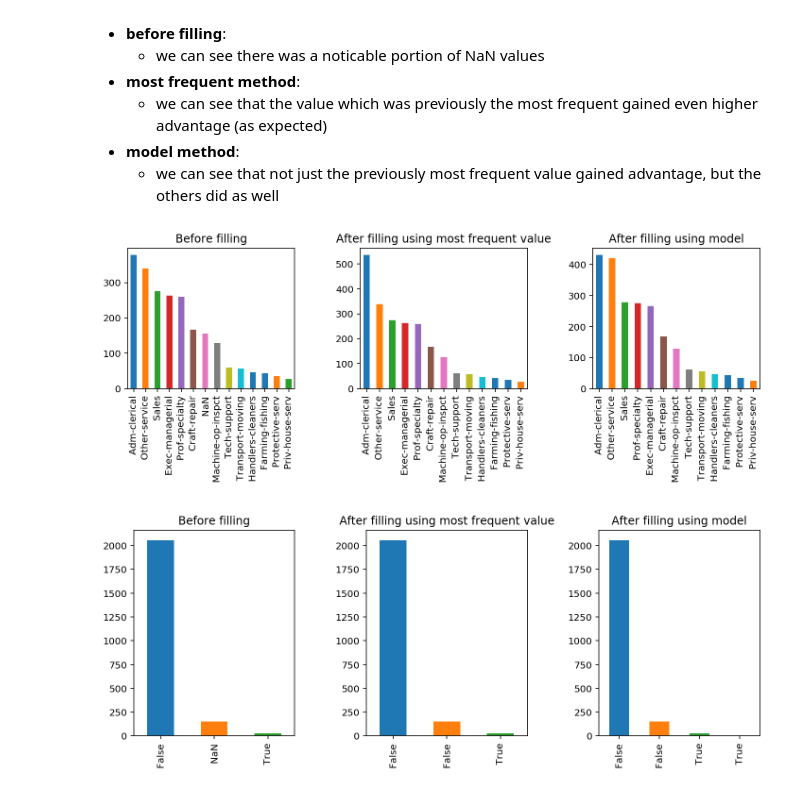
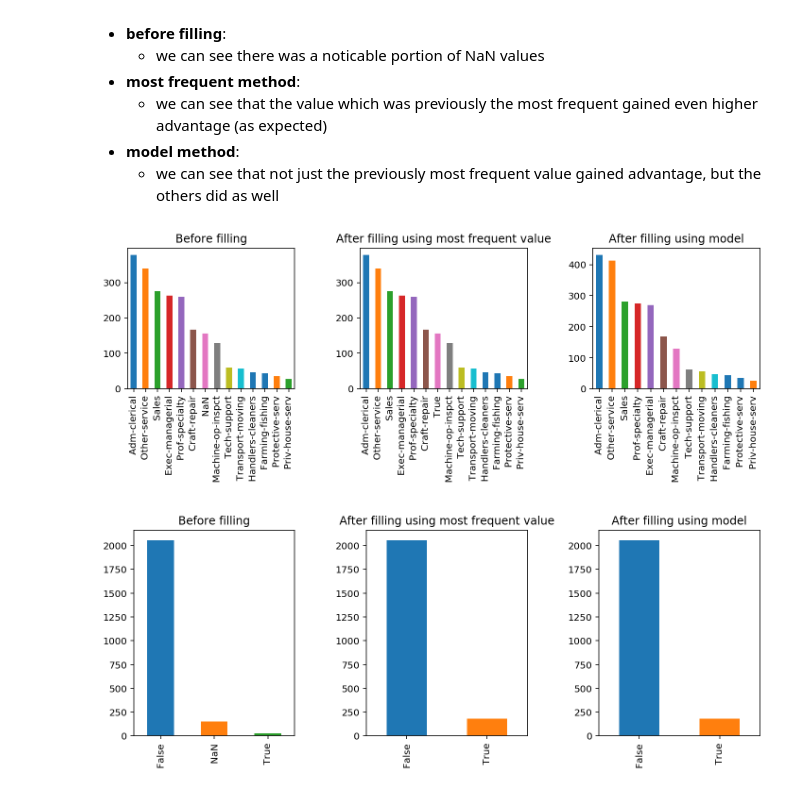
Before and after one commit to pmacinec/iau-project, a Jupyter notebook: macinec_janik_project1_preprocessing.ipynb, the cells around one changed output. Cells and saved outputs as stored; diff of their text form; code cells hidden in the pictures.

Commit message:
Add finishing categorical filling, captions, repeated analysis, etc

```diff
--- a/macinec_janik_project1_preprocessing.ipynb
+++ b/macinec_janik_project1_preprocessing.ipynb
@@ -985,13 +1014,12 @@ class CategoricalMostFrequentFiller(TransformerMixin):
     def fit(self, df, y=None, **fit_params):
         for column in self.columns:
             self.most_frequents[column] = str(df[column].mode()[0])
-            print('Column ' + column + ": " + self.most_frequents[column])
         return self
 
     def transform(self, df, **transform_params):
         df_copy = df.copy()
         for column in self.columns:
-            df_copy.loc[df_copy[column].isnull(), column] = self.most_frequents[column]
+            df_copy.loc[df_copy[column].isnull(), column] = bool(self.most_frequents[column])
         return df_copy
 # %% [markdown]
 **Note:** This class will be used for preprocessing in **Pipelines**.
@@ -1020,13 +1050,9 @@ class CategoricalModelFiller(TransformerMixin):
         if self.check:
             num_only = df.select_dtypes(include=[np.number])
 
-            print(num_only.columns.values)
-
             num_only[self.column] = df[self.column]
 
             num_only = num_only.dropna()
-
-            print(len(num_only))
 
             # create X and y training subsets
             X_train = num_only[num_only.columns.difference([self.column])]
@@ -1058,6 +1084,8 @@ class CategoricalModelFiller(TransformerMixin):
             y_pred = self.model.predict(X_pred)
 
             # fill missing values with predicted ones
+            if (type(df_copy[self.column].values[0]) == bool):
+                y_pred = y_pred.astype(bool)
             df_copy.loc[empty_rows.index, self.column] = y_pred
 
         return df_copy
@@ -1071,12 +1125,13 @@ fill_mf_ppl = Pipeline([
             ])
 
 rf = RandomForestClassifier(n_estimators=100, max_depth=7)
-fill_knn_ppl = Pipeline([
+fill_rf_ppl = Pipeline([
                     ('fill_rf_sex', CategoricalModelFiller('sex', rf)),
                     ('fill_rf_pregnant', CategoricalModelFiller('pregnant', rf)),
-                    ('fill_rf_occupation', CategoricalModelFiller('occupation', rf))
+                    ('fill_rf_occupation', CategoricalModelFiller('occupation', rf)),
+                    ('fill_rf_origin', CategoricalModelFiller('origin', rf)),
                 ])
 # %%
 filled_most_frequent = fill_mf_ppl.fit_transform(filled_model)
-filled_knn = fill_knn_ppl.fit_transform(filled_model)
+filled_rf = fill_rf_ppl.fit_transform(filled_model)
 # %% [output]
@@ -1127,10 +1159,10 @@ Let's take a look at how distribution of values for attribute *occupation* gets
 - **model method**:
     - we can see that not just the previously most frequent value gained advantage, but the others did as well
 # %%
-compare_distributions(filled_model['occupation'], filled_most_frequent['occupation'], filled_knn['occupation'])
+compare_distributions(filled_model['occupation'], filled_most_frequent['occupation'], filled_rf['occupation'])
 # %% [output]
-[figure, old version]
+[figure, new version]
 # %%
-compare_distributions(filled_model['pregnant'], filled_most_frequent['pregnant'], filled_knn['pregnant'])
+compare_distributions(filled_model['pregnant'], filled_most_frequent['pregnant'], filled_rf['pregnant'])
 # %% [output]
-[figure, old version]
+[figure, new version]
```
Also changed, not shown: parts of 70 cells of this notebook.
